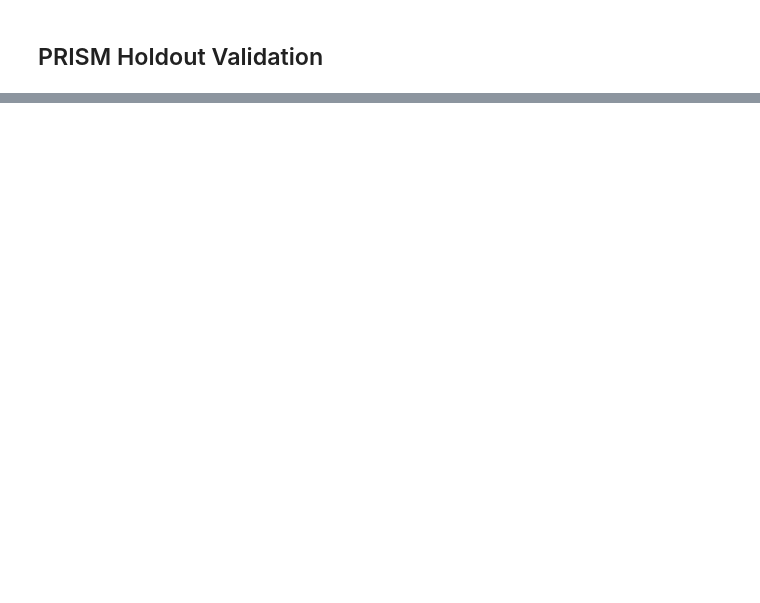
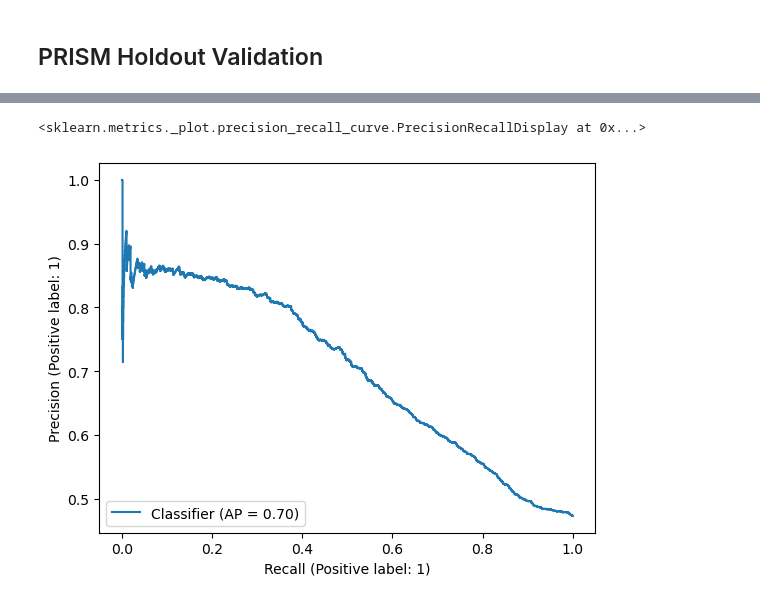
Before and after one commit to mglnbk/MGNet, a Jupyter notebook: analysis.ipynb, the cells around one changed output, grey strips where cells are left out. Drawn from its saved outputs; the diff is of its cells as text; code cells hidden in the pictures; blank space fills up the shorter version.

```diff
--- a/analysis.ipynb
+++ b/analysis.ipynb
@@ -86,4 +117,8 @@ print(list(scores))
+# %%
+_model_ = tf.saved_model.load('CTRP_0.01_1-0.1_64_3_cnv')
 # %%
+from tqdm import tqdm
+import pandas as pd
 def make_predict(model, candidate, ds, batch_size):
     """
 
@@ -109,31 +144,19 @@ def make_predict(model, candidate, ds, batch_size):
 
     for i in range(0, len(candidate), batch_size):
         x = i
-        chunks.append({
-            'cnv': feature['cnv'][x:x+batch_size],
-            'gene_expression': feature['gene_expression'][x:x+batch_size],
-            'methylation': feature['methylation'][x:x+batch_size],
-            'mutation': feature['mutation'][x:x+batch_size],
-            'fingerprint': feature['fingerprint'][x:x+batch_size],
-            'rdkit2d': feature['rdkit2d'][x:x+batch_size]
-        })
-    # last chunk
-    if len(candidate) % batch_size != 0:
-        last_chunk = {}
-        leftover = len(candidate) % batch_size
-        for i,j in feature.items():
-            last_chunk[i] = np.zeros(shape=(batch_size, j.shape[1]))
-            last_chunk[i][0:leftover] = j[-leftover::]
-        chunks = chunks[:-1]
-        chunks.append(last_chunk)
+        chunks.append({i:feature[i][x:x+batch_size] for i in ds.feature_contained}.update(
+            {
+                "fingerprint": feature["fingerprint"][x:x+batch_size],
+                "rdkit2d": feature['rdkit2d'][x:x+batch_size]
+            }
+        ))
     result = []
 
-    for idx, i in enumerate(chunks):
-        print(f"{idx}/{len(chunks)}")
+    for i in tqdm(chunks):
         result.append(model(i))
     print(result)
     result = np.concatenate(result, axis=-2)
-    result = result[0:len(candidate)]
+    # result = result[0:len(candidate)]
     import pandas as pd
     df = pd.DataFrame(data=result, columns=['Sensitivity'])
     df['DRUG_NAME'] = drug_candidate
@@ -279,2 +440,2 @@ experiment_candidate_prism = list(set(experiment_df['SAMPLE_BARCODE']).differenc
 # %%
-pred_df = make_predict(model=model, candidate=experiment_candidate_prism, ds=ds, batch_size=64)
+pred_df = make_predict(model=_model_, candidate=experiment_candidate_prism, ds=ds, batch_size=64)
@@ -287,8 +466,11 @@ pred_df['LABELS_PRED'] = [1 if i>=0.5 else 0 for i in pred_df['Sensitivity']]
 # %%
 from sklearn.metrics import ConfusionMatrixDisplay, RocCurveDisplay, PrecisionRecallDisplay
 from sklearn.metrics import confusion_matrix
 
-RocCurveDisplay.from_predictions(y_true=list(pred_df['LABELS']), y_pred=list(pred_df['Sensitivity']))
+PrecisionRecallDisplay.from_predictions(y_true=list(pred_df['LABELS']), y_pred=list(pred_df['Sensitivity']))
+# %% [output]
+<sklearn.metrics._plot.precision_recall_curve.PrecisionRecallDisplay at 0x...>
+[figure, added]
 # %%
 cm = confusion_matrix(y_true=list(pred_df['LABELS']), y_pred=list(pred_df['LABELS_PRED']))
 disp=ConfusionMatrixDisplay(confusion_matrix=cm, display_labels=[0,1])
```
Also changed, not shown: parts of 41 cells of this notebook, 6 other files.
